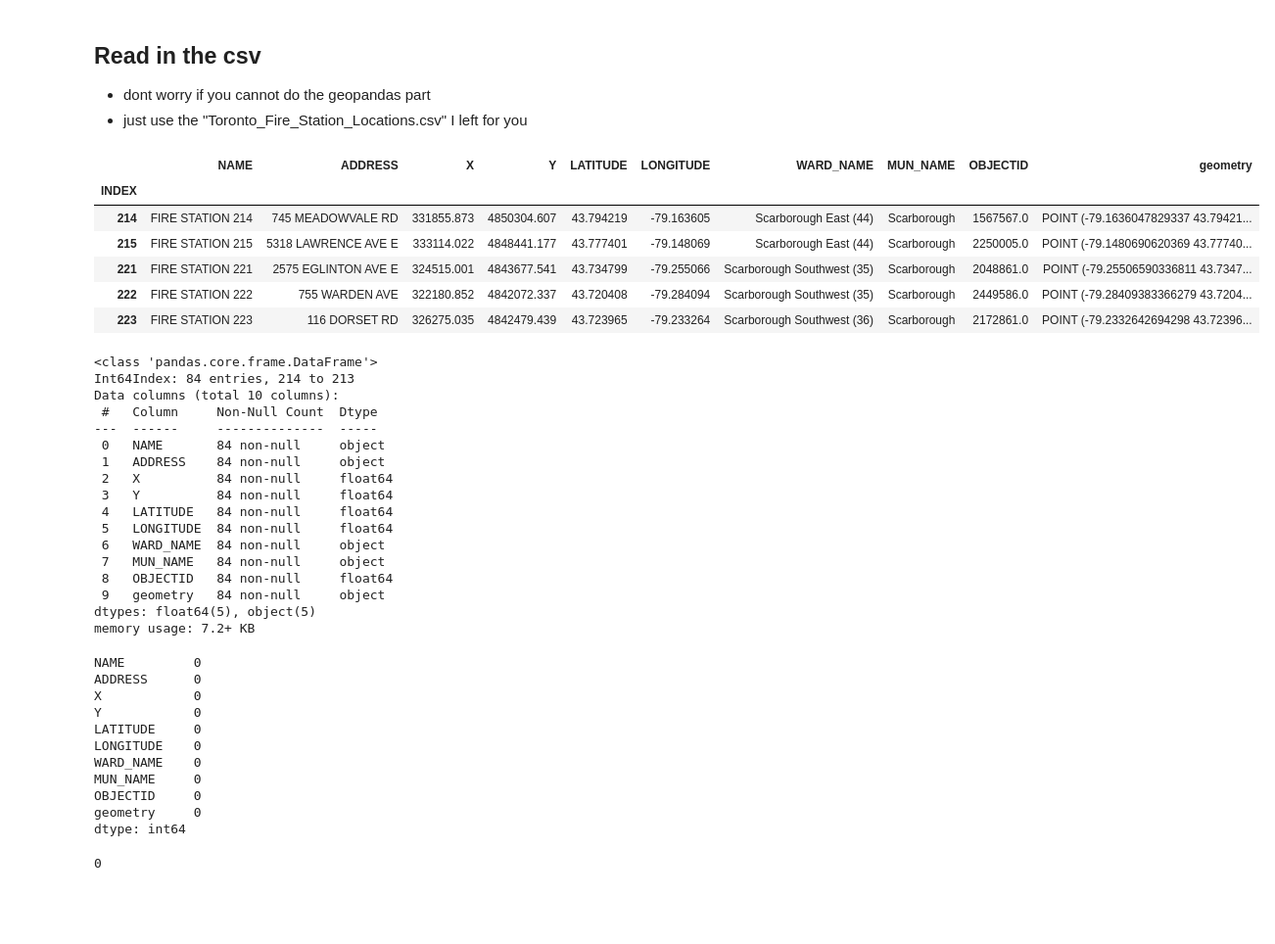
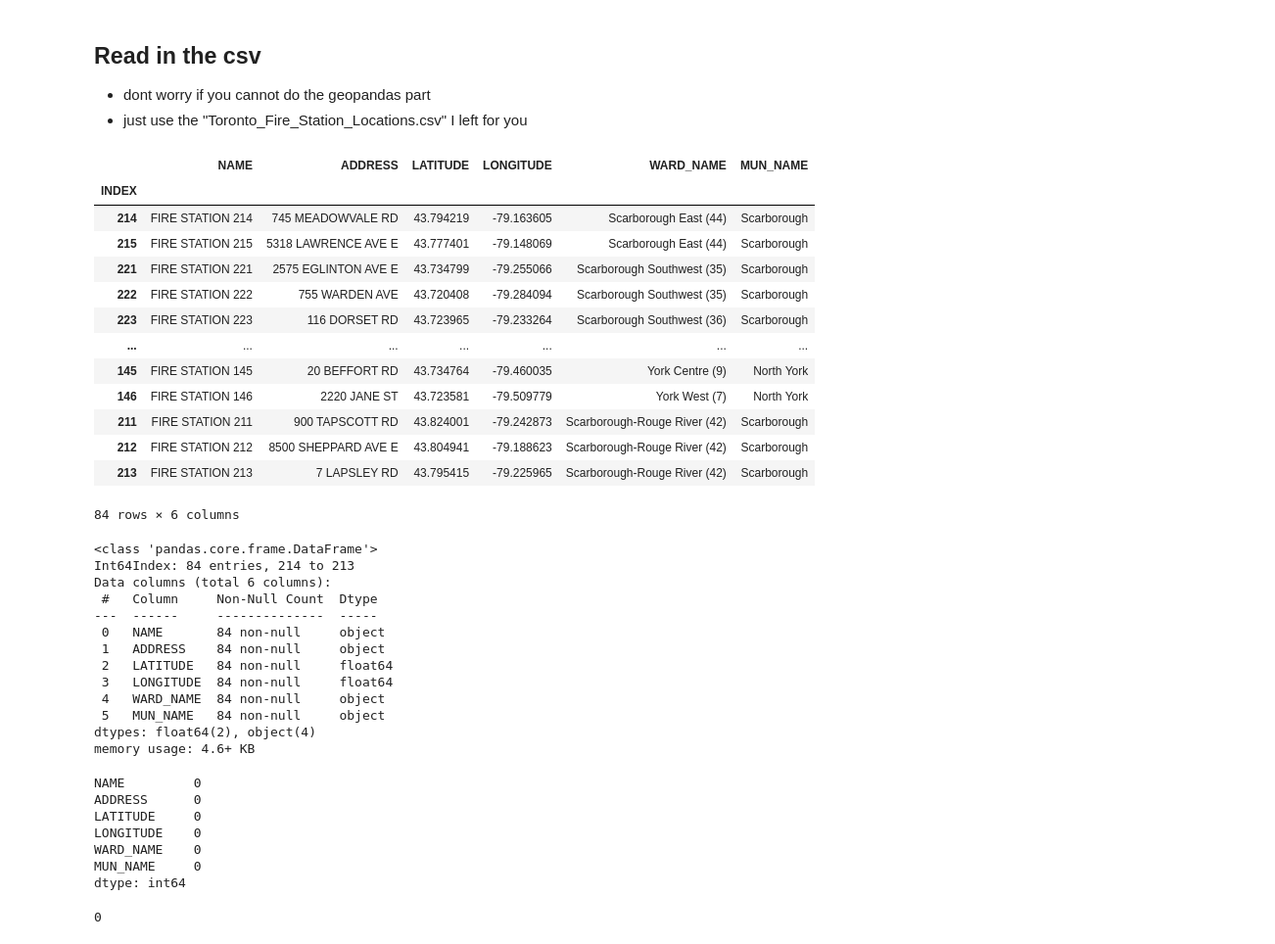
Before and after one commit to cebulada/Data-Science-Group-10, a Jupyter notebook: 02-Geopandas_and_Merging.ipynb, the cells around one changed output. Shown at 98% size. Drawn from its saved outputs; the diff is of its cells as text; code cells hidden in the pictures; blank space fills up the shorter version.

Commit message:
Fixed the DataFrames and DataSources

```diff
--- a/02-Geopandas_and_Merging.ipynb
+++ b/02-Geopandas_and_Merging.ipynb
@@ -81,9 +103,8 @@ import numpy as np
 - these folders will be used to store `RAW_ZIPPED/`, `RAW_UNZIPPED/`, `PROCESSED_ZIPPED/`, `PROCESSED_UNZIPPED/` data files
 - it is assumed that you do not have them so I will create them for you if you do not have them
 # %%
-# Here are the major directory names
-CWD_PATH = os.getcwd() # current working directory
-RAW_ZIPPED_DIRECTORY = os.path.join(CWD_PATH, "RAW_ZIPPED")
-RAW_UNZIPPED_DIRECTORY = os.path.join(CWD_PATH, "RAW_UNZIPPED")
-PROCESSED_ZIPPED_DIRECTORY = os.path.join(CWD_PATH, "PROCESSED_ZIPPED")
-PROCESSED_UNZIPPED_DIRECTORY = os.path.join(CWD_PATH, "PROCESSED_UNZIPPED")
+# Here are the major directory names that will hold the data / metadata
+RAW_ZIPPED_DIRECTORY = create_folder(folder_name="RAW_ZIPPED")
+RAW_UNZIPPED_DIRECTORY = create_folder(folder_name="RAW_UNZIPPED")
+PROCESSED_ZIPPED_DIRECTORY = create_folder(folder_name="PROCESSED_ZIPPED")
+PROCESSED_UNZIPPED_DIRECTORY = create_folder(folder_name="PROCESSED_UNZIPPED")
@@ -135,3 +123,9 @@ print(f"{HYDRANTS_RAW_UNZIPPED_DIRECTORY} exists") if os.path.isdir(HYDRANTS_RAW
+# %%
+# Create folders for fire_stations
+STATIONS_RAW_ZIPPED_DIRECTORY = create_folder(folder_name=os.path.join(RAW_ZIPPED_DIRECTORY, "FIRE_STATIONS"))
+STATIONS_RAW_UNZIPPED_DIRECTORY = create_folder(folder_name=os.path.join(RAW_UNZIPPED_DIRECTORY, "FIRE_STATIONS"))
+STATIONS_PROCESSED_ZIPPED_DIRECTORY = create_folder(folder_name=os.path.join(PROCESSED_ZIPPED_DIRECTORY, "FIRE_STATIONS"))
+STATIONS_PROCESSED_UNZIPPED_DIRECTORY = create_folder(folder_name=os.path.join(PROCESSED_UNZIPPED_DIRECTORY, "FIRE_STATIONS"))
 # %% [markdown]
 # 3
 # Toronto Fire Services Station Locations
@@ -210,52 +212,52 @@ print(f"{HYDRANTS_RAW_UNZIPPED_DIRECTORY} exists") if os.path.isdir(HYDRANTS_RAW
 # %%
 # read in the .csv, set the index and set the lat_long column as a tuple
 df_locations = pd.read_csv(
-    os.path.join(STATIONS_RAW_UNZIPPED_DIRECTORY, "Toronto_Fire_Station_Locations.csv"),
+    os.path.join(STATIONS_PROCESSED_UNZIPPED_DIRECTORY,
+                 "Toronto_Fire_Station_Locations_PROCESSED.csv"),
                     index_col="INDEX")
-df_locations.head()
+df_locations
 # %% [output]
-|  | NAME | ADDRESS | X | Y | LATITUDE | LONGITUDE | WARD_NAME | MUN_NAME | OBJECTID | geometry |
-| INDEX |  |  |  |  |  |  |  |  |  |  |
-| 214 | FIRE STATION 214 | 745 MEADOWVALE RD | 331855.873 | 4850304.607 | 43.794219 | -79.163605 | Scarborough East (44) | Scarborough | 1567567.0 | POINT (-79.1636047829337 43.79421... |
-| 215 | FIRE STATION 215 | 5318 LAWRENCE AVE E | 333114.022 | 4848441.177 | 43.777401 | -79.148069 | Scarborough East (44) | Scarborough | 2250005.0 | POINT (-79.1480690620369 43.77740... |
-| 221 | FIRE STATION 221 | 2575 EGLINTON AVE E | 324515.001 | 4843677.541 | 43.734799 | -79.255066 | Scarborough Southwest (35) | Scarborough | 2048861.0 | POINT (-79.25506590336811 43.7347... |
-| 222 | FIRE STATION 222 | 755 WARDEN AVE | 322180.852 | 4842072.337 | 43.720408 | -79.284094 | Scarborough Southwest (35) | Scarborough | 2449586.0 | POINT (-79.28409383366279 43.7204... |
-| 223 | FIRE STATION 223 | 116 DORSET RD | 326275.035 | 4842479.439 | 43.723965 | -79.233264 | Scarborough Southwest (36) | Scarborough | 2172861.0 | POINT (-79.2332642694298 43.72396... |
+|  | NAME | ADDRESS | LATITUDE | LONGITUDE | WARD_NAME | MUN_NAME |
+| INDEX |  |  |  |  |  |  |
+| 214 | FIRE STATION 214 | 745 MEADOWVALE RD | 43.794219 | -79.163605 | Scarborough East (44) | Scarborough |
+| 215 | FIRE STATION 215 | 5318 LAWRENCE AVE E | 43.777401 | -79.148069 | Scarborough East (44) | Scarborough |
+| 221 | FIRE STATION 221 | 2575 EGLINTON AVE E | 43.734799 | -79.255066 | Scarborough Southwest (35) | Scarborough |
+| 222 | FIRE STATION 222 | 755 WARDEN AVE | 43.720408 | -79.284094 | Scarborough Southwest (35) | Scarborough |
+| 223 | FIRE STATION 223 | 116 DORSET RD | 43.723965 | -79.233264 | Scarborough Southwest (36) | Scarborough |
+| ... | ... | ... | ... | ... | ... | ... |
+| 145 | FIRE STATION 145 | 20 BEFFORT RD | 43.734764 | -79.460035 | York Centre (9) | North York |
+| 146 | FIRE STATION 146 | 2220 JANE ST | 43.723581 | -79.509779 | York West (7) | North York |
+| 211 | FIRE STATION 211 | 900 TAPSCOTT RD | 43.824001 | -79.242873 | Scarborough-Rouge River (42) | Scarborough |
+| 212 | FIRE STATION 212 | 8500 SHEPPARD AVE E | 43.804941 | -79.188623 | Scarborough-Rouge River (42) | Scarborough |
+| 213 | FIRE STATION 213 | 7 LAPSLEY RD | 43.795415 | -79.225965 | Scarborough-Rouge River (42) | Scarborough |
+84 rows × 6 columns
 # %%
 # data types are appropriate
 df_locations.info()
 # %% [output]
 <class 'pandas.core.frame.DataFrame'>
 Int64Index: 84 entries, 214 to 213
-Data columns (total 10 columns):
+Data columns (total 6 columns):
  #   Column     Non-Null Count  Dtype
 ---  ------     --------------  -----
  0   NAME       84 non-null     object
  1   ADDRESS    84 non-null     object
- 2   X          84 non-null     float64
- 3   Y          84 non-null     float64
- 4   LATITUDE   84 non-null     float64
- 5   LONGITUDE  84 non-null     float64
- 6   WARD_NAME  84 non-null     object
- 7   MUN_NAME   84 non-null     object
- 8   OBJECTID   84 non-null     float64
- 9   geometry   84 non-null     object
-dtypes: float64(5), object(5)
-memory usage: 7.2+ KB
+ 2   LATITUDE   84 non-null     float64
+ 3   LONGITUDE  84 non-null     float64
+ 4   WARD_NAME  84 non-null     object
+ 5   MUN_NAME   84 non-null     object
+dtypes: float64(2), object(4)
+memory usage: 4.6+ KB
 # %%
 # all values are not null
 df_locations.isnull().sum()
 # %% [output]
 NAME         0
 ADDRESS      0
-X            0
-Y            0
 LATITUDE     0
 LONGITUDE    0
 WARD_NAME    0
 MUN_NAME     0
-OBJECTID     0
-geometry     0
 dtype: int64
 # %%
 # there are no duplicates either
```
Also changed, not shown: parts of 45 cells of this notebook, 25 other files.
